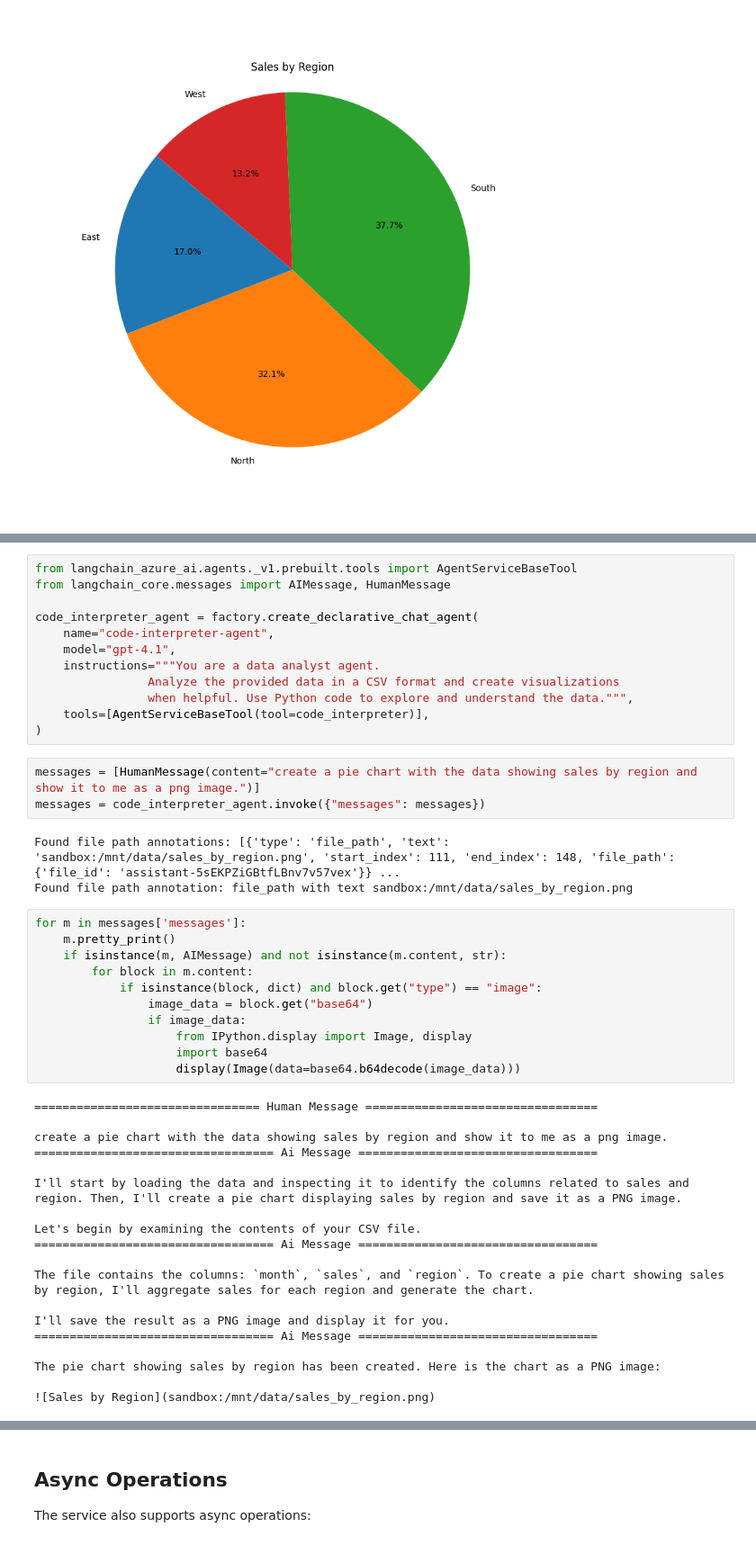
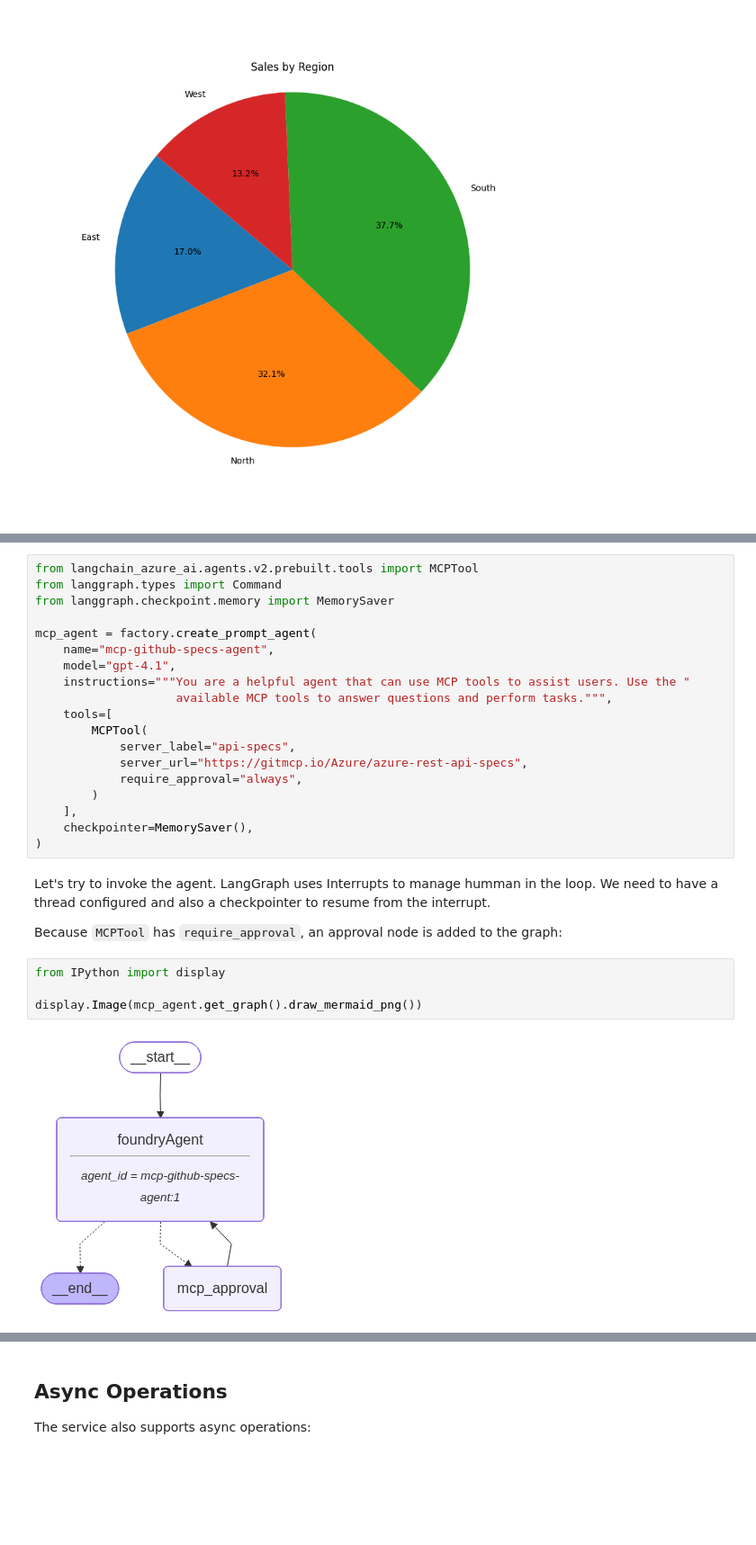
Before and after one commit to langchain-ai/langchain-azure, a Jupyter notebook: libs/azure-ai/docs/azure_ai_agents_demo_v2.ipynb, the cells around one changed output, grey strips where cells are left out. Shown at 90% size. Drawn from its saved outputs; the diff is of its cells as text; blank space fills up the shorter version.

```diff
--- a/libs/azure-ai/docs/azure_ai_agents_demo_v2.ipynb
+++ b/libs/azure-ai/docs/azure_ai_agents_demo_v2.ipynb
@@ -381,48 +340,29 @@ Create the agent with access to this tool. Notice how `AgentServiceBaseTool` is
-# %%
-from langchain_azure_ai.agents._v1.prebuilt.tools import AgentServiceBaseTool
-from langchain_core.messages import AIMessage, HumanMessage
-
-code_interpreter_agent = factory.create_declarative_chat_agent(
-    name="code-interpreter-agent",
-    model="gpt-4.1",
-    instructions="""You are a data analyst agent.
-                Analyze the provided data in a CSV format and create visualizations
-                when helpful. Use Python code to explore and understand the data.""",
-    tools=[AgentServiceBaseTool(tool=code_interpreter)],
-)
-# %%
-messages = [HumanMessage(content="create a pie chart with the data showing sales by region and show it to me as a png image.")]
-messages = code_interpreter_agent.invoke({"messages": messages})
-# %% [output]
-Found file path annotations: [{'type': 'file_path', 'text': 'sandbox:/mnt/data/sales_by_region.png', 'start_index': 111, 'end_index': 148, 'file_path': {'file_id': 'assistant-5sEKPZiGBtfLBnv7v57vex'}} ...
-Found file path annotation: file_path with text sandbox:/mnt/data/sales_by_region.png
-# %%
-for m in messages['messages']:
-    m.pretty_print()
-    if isinstance(m, AIMessage) and not isinstance(m.content, str):
-        for block in m.content:
-            if isinstance(block, dict) and block.get("type") == "image":
-                image_data = block.get("base64")
-                if image_data:
-                    from IPython.display import Image, display
-                    import base64
-                    display(Image(data=base64.b64decode(image_data)))
-# %% [output]
-================================ Human Message =================================
-
-create a pie chart with the data showing sales by region and show it to me as a png image.
-================================== Ai Message ==================================
-
-I'll start by loading the data and inspecting it to identify the columns related to sales and region. Then, I'll create a pie chart displaying sales by region and save it as a PNG image.
-
-Let's begin by examining the contents of your CSV file.
-================================== Ai Message ==================================
-
-The file contains the columns: `month`, `sales`, and `region`. To create a pie chart showing sales by region, I'll aggregate sales for each region and generate the chart.
-
-I'll save the result as a PNG image and display it for you.
-================================== Ai Message ==================================
-
-The pie chart showing sales by region has been created. Here is the chart as a PNG image:
-
-![Sales by Region](sandbox:/mnt/data/sales_by_region.png)
+# %%
+from langchain_azure_ai.agents.v2.prebuilt.tools import MCPTool
+from langgraph.types import Command
+from langgraph.checkpoint.memory import MemorySaver
+
+mcp_agent = factory.create_prompt_agent(
+    name="mcp-github-specs-agent",
+    model="gpt-4.1",
+    instructions="""You are a helpful agent that can use MCP tools to assist users. Use the "
+                    available MCP tools to answer questions and perform tasks.""",
+    tools=[
+        MCPTool(
+            server_label="api-specs",
+            server_url="https://gitmcp.io/Azure/azure-rest-api-specs",
+            require_approval="always",
+        )
+    ],
+    checkpointer=MemorySaver(),
+)
+# %% [markdown]
+Let's try to invoke the agent. LangGraph uses Interrupts to manage humman in the loop. We need to have a thread configured and also a checkpointer to resume from the interrupt.
+
+Because `MCPTool` has `require_approval`, an approval node is added to the graph:
+# %%
+from IPython import display
+
+display.Image(mcp_agent.get_graph().draw_mermaid_png())
+# %% [output]
+[figure, added]
```
Also changed, not shown: parts of 14 cells of this notebook, 10 other files.
